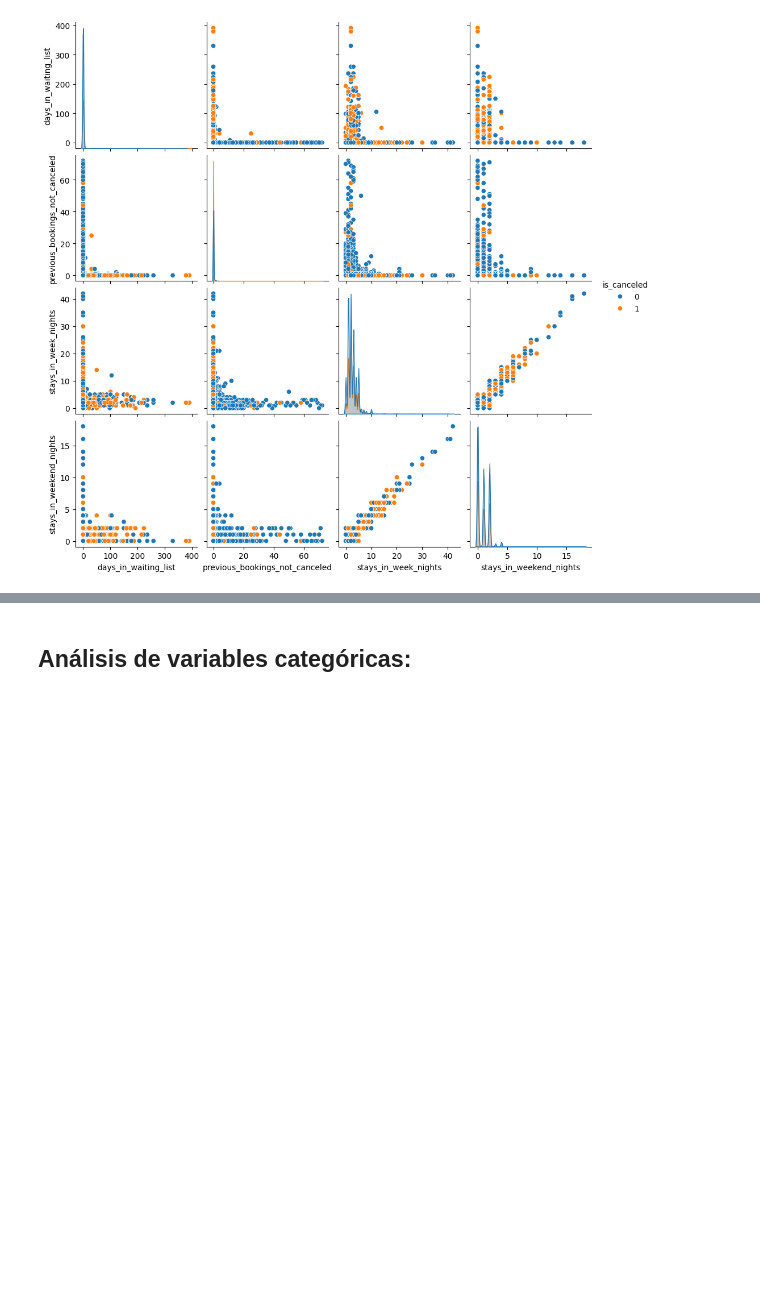
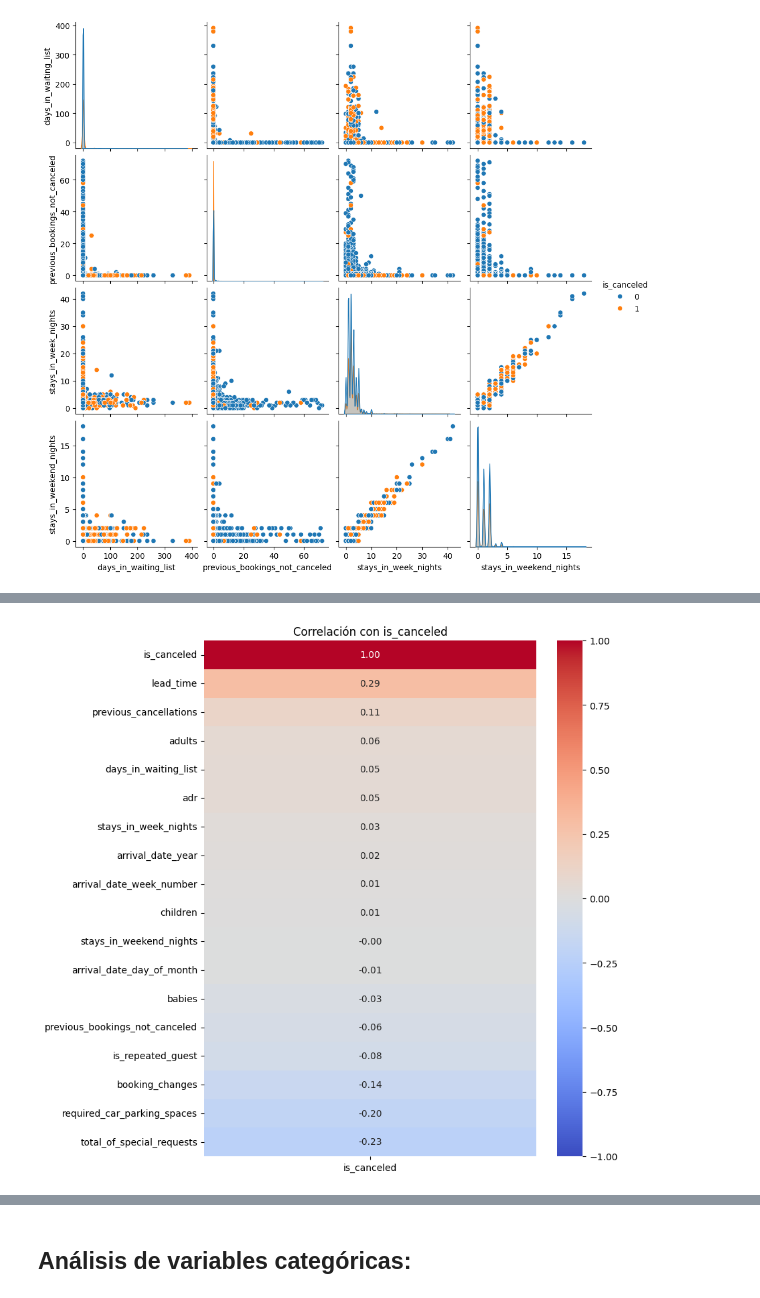
Before and after one commit to eleacos/ML_hotel_booking, a Jupyter notebook: src/notebooks/parte_1_Brenda.ipynb, the cells around one changed output, grey strips where cells are left out. Cells and saved outputs as stored; diff of their text form; code cells hidden in the pictures; blank space fills up the shorter version.

```diff
--- a/src/notebooks/parte_1_Brenda.ipynb
+++ b/src/notebooks/parte_1_Brenda.ipynb
@@ -502,0 +521,20 @@ plt.show();
+# %%
+corr = train_set.corr(numeric_only=True)
+
+# Ordenar por correlación con el target
+corr_target = corr["is_canceled"].sort_values(ascending=False)
+
+plt.figure(figsize=(8,10))
+sns.heatmap(
+    corr_target.to_frame(),
+    annot=True,
+    fmt=".2f",
+    cmap="coolwarm",
+    vmin=-1,
+    vmax=1
+)
+
+plt.title("Correlación con is_canceled")
+plt.show();
+# %% [output]
+[figure, added]
```
Also changed, not shown: parts of 16 cells of this notebook.
